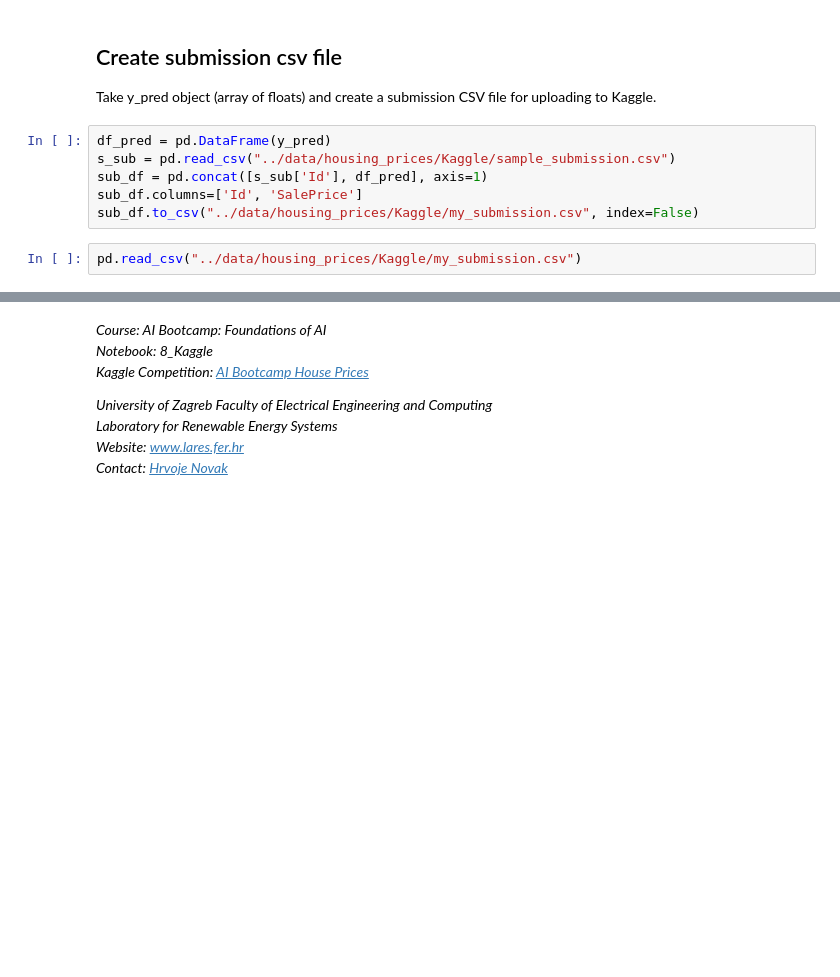
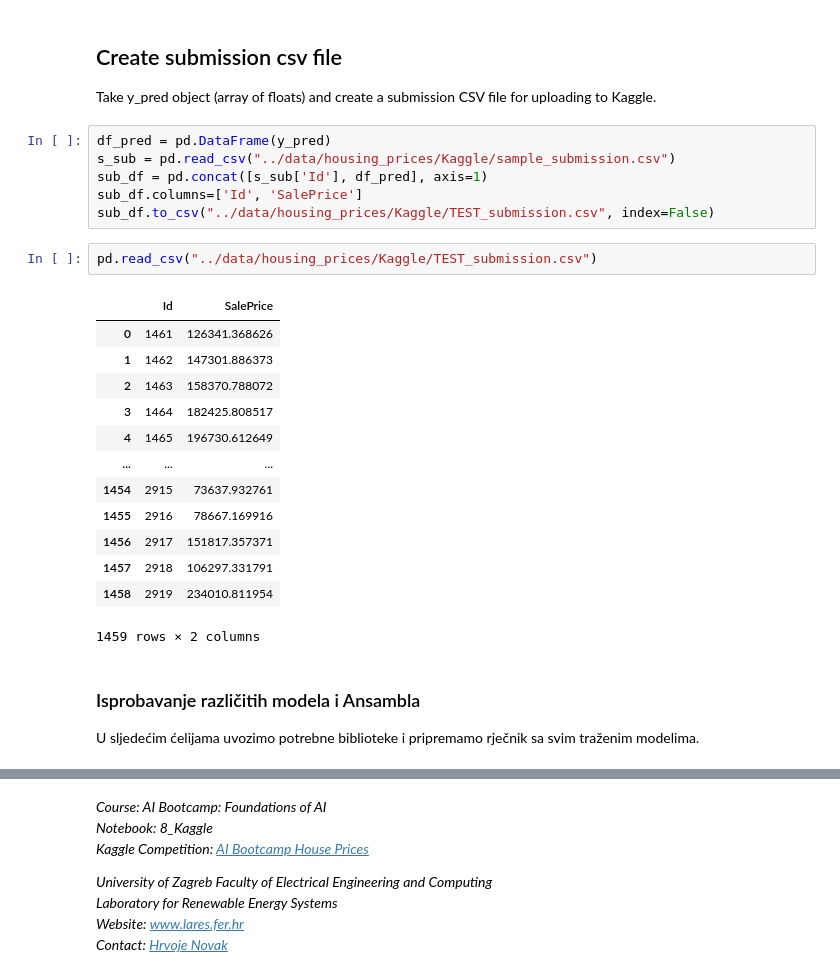
Before and after one commit to mgrubisic/ai_bootcamp_foundations, a Jupyter notebook: notebooks/5_Kaggle.ipynb, the cells around one changed output, grey strips where cells are left out. Saved outputs shown, nothing was run; the diff lists cells and outputs as text; blank space fills up the shorter version.

```diff
--- a/notebooks/5_Kaggle.ipynb
+++ b/notebooks/5_Kaggle.ipynb
@@ -144,6 +144,23 @@ df_pred = pd.DataFrame(y_pred)
 s_sub = pd.read_csv("../data/housing_prices/Kaggle/sample_submission.csv")
 sub_df = pd.concat([s_sub['Id'], df_pred], axis=1)
 sub_df.columns=['Id', 'SalePrice']
-sub_df.to_csv("../data/housing_prices/Kaggle/my_submission.csv", index=False)
+sub_df.to_csv("../data/housing_prices/Kaggle/TEST_submission.csv", index=False)
 # %%
-pd.read_csv("../data/housing_prices/Kaggle/my_submission.csv")
+pd.read_csv("../data/housing_prices/Kaggle/TEST_submission.csv")
+# %% [output]
+|  | Id | SalePrice |
+| 0 | 1461 | 126341.368626 |
+| 1 | 1462 | 147301.886373 |
+| 2 | 1463 | 158370.788072 |
+| 3 | 1464 | 182425.808517 |
+| 4 | 1465 | 196730.612649 |
+| ... | ... | ... |
+| 1454 | 2915 | 73637.932761 |
+| 1455 | 2916 | 78667.169916 |
+| 1456 | 2917 | 151817.357371 |
+| 1457 | 2918 | 106297.331791 |
+| 1458 | 2919 | 234010.811954 |
+1459 rows × 2 columns
+# %% [markdown]
+### Isprobavanje različitih modela i Ansambla
+U sljedećim ćelijama uvozimo potrebne biblioteke i pripremamo rječnik sa svim traženim modelima.
```
Also changed, not shown: parts of 7 cells of this notebook.
